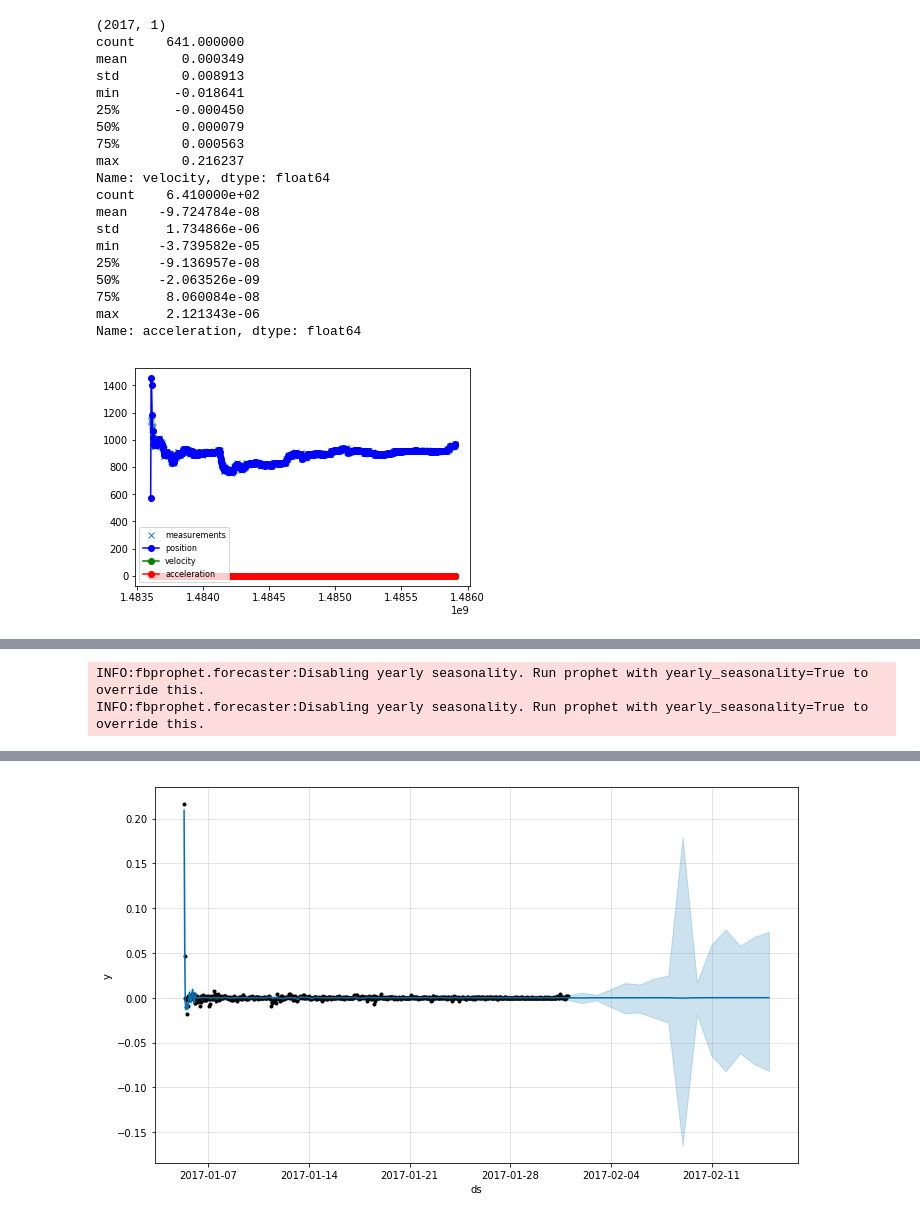
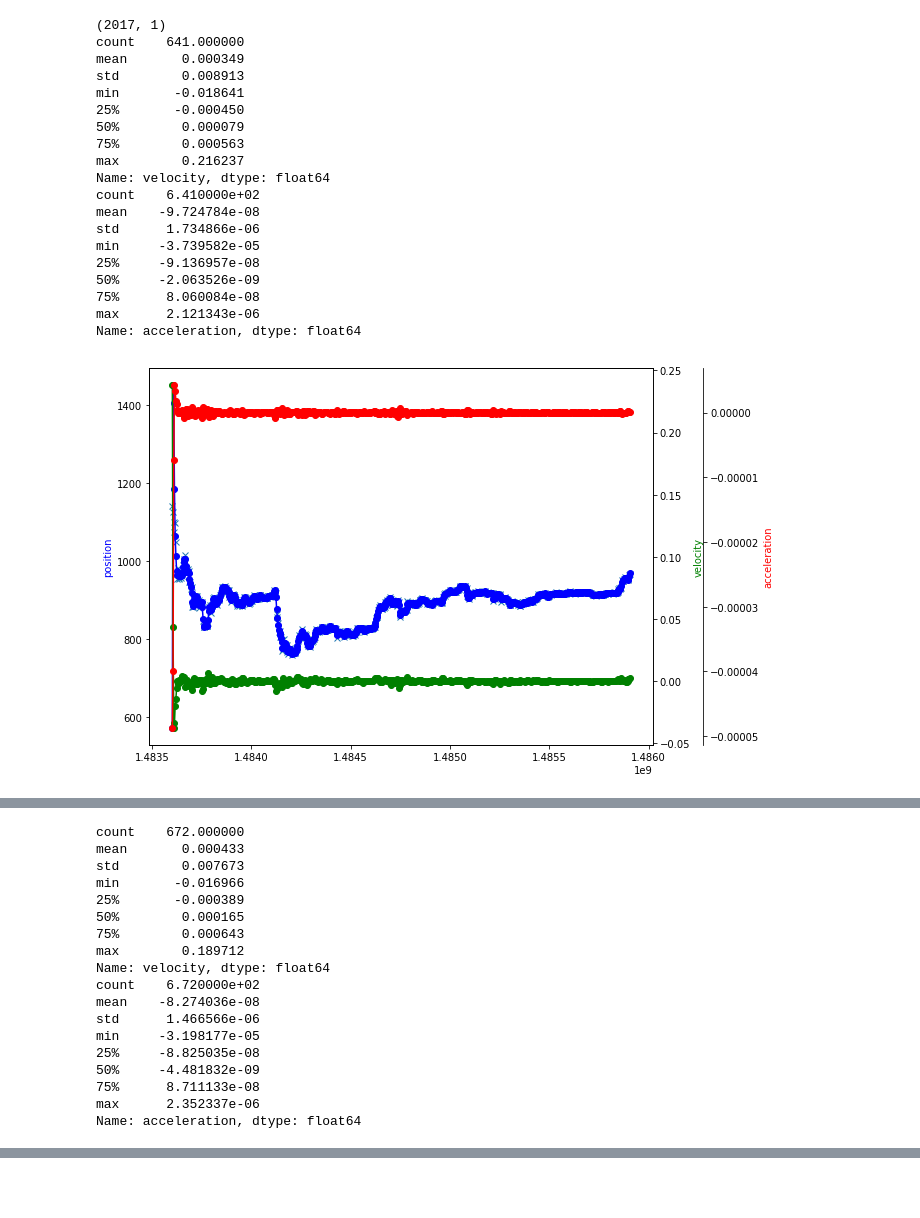
Before and after one commit to robertsieh23/rs_prophet_quickstart, a Jupyter notebook: KCA_Week3.ipynb, the cells around one changed output, grey strips where cells are left out. Drawn from its saved outputs; the diff is of its cells as text; code cells hidden in the pictures; blank space fills up the shorter version.

```diff
--- a/KCA_Week3.ipynb
+++ b/KCA_Week3.ipynb
@@ -52,21 +60,38 @@ import matplotlib.pyplot as pp
 mainPath=''
 #---------------------------------------------------------
 def vsFFT(t,z):
+    pp.rcParams['figure.figsize'] = [9.5,6]
+    fig, ax1 = pp.subplots()
+    ax2 = ax1.twinx()
+    ax3 = ax1.twinx()
+    fig.subplots_adjust(right=0.75)
+    ax3.spines['right'].set_position(('axes', 1.1))
+    ax3.set_frame_on(True)
+    ax3.patch.set_visible(False)
+
     #3) Fit KCA
     x_point,x_bands=fitKCA(t,z,q=.001)[:2]
     #4) Plot KCA's point estimates
     color=['b','g','r']
-    pp.plot(t,z,marker='x',linestyle='',label='measurements')
-    pp.plot(t,x_point[:,0],marker='o',linestyle='-',label='position', color=color[0])
-    pp.plot(t,x_point[:,1],marker='o',linestyle='-',label='velocity', color=color[1])
-    pp.plot(t,x_point[:,2],marker='o',linestyle='-',label='acceleration', color=color[2])
-    pp.legend(loc='lower left',prop={'size':8})
+    ax1.set_ylabel('position',color='b')
+    ax2.set_ylabel('velocity',color='g')
+    ax3.set_ylabel('acceleration',color='r')
+    ax1.plot(t,z,marker='x',linestyle='',label='measurements')
+    ax1.plot(t,x_point[:,0],marker='o',linestyle='-',label='position', color=color[0])
+    ax2.plot(t,x_point[:,1],marker='o',linestyle='-',label='velocity', color=color[1])
+    ax3.plot(t,x_point[:,2],marker='o',linestyle='-',label='acceleration', color=color[2])
+    #pp.legend(loc='lower left',prop={'size':8})
+    fig.tight_layout()
     pp.show()
     #5) Plot KCA's confidence intervals (2 std)
-    for i in range(x_bands.shape[1]):
-        pp.plot(t,x_point[:,i]-2*x_bands[:,i],linestyle='-',color=color[i])
-        pp.plot(t,x_point[:,i]+2*x_bands[:,i],linestyle='-',color=color[i])
-    pp.legend(loc='lower left',prop={'size':8})
+    ax1.plot(t,x_point[:,0]-2*x_bands[:,0],linestyle='-',color=color[0])
+    ax1.plot(t,x_point[:,0]+2*x_bands[:,0],linestyle='-',color=color[0])
+    ax2.plot(t,x_point[:,1]-2*x_bands[:,1],linestyle='-',color=color[1])
+    ax2.plot(t,x_point[:,1]+2*x_bands[:,1],linestyle='-',color=color[1])
+    ax3.plot(t,x_point[:,2]-2*x_bands[:,2],linestyle='-',color=color[2])
+    ax3.plot(t,x_point[:,2]+2*x_bands[:,2],linestyle='-',color=color[2])
+    #pp.legend(loc='lower left',prop={'size':8})
+    fig.tight_layout()
     pp.show()
     pp.clf();pp.close() # reset pylab
     return
@@ -164,27 +186,27 @@ INFO:fbprophet.forecaster:Disabling yearly seasonality. Run prophet with yearly_
 # %%
 #monthly
-d = dict(tuple(df.groupby((df.ds.dt.year, df.ds.dt.month))))
+d = OrderedDict(tuple(df.groupby((df.ds.dt.year, df.ds.dt.month))))
 for i, df_month in d.items():
     print(i)
     run(df_month)
 # %% [output]
 (2017, 1)
 count    641.000000
 mean       0.000349
 std        0.008913
 min       -0.018641
 25%       -0.000450
 50%        0.000079
 75%        0.000563
 max        0.216237
 Name: velocity, dtype: float64
 count    6.410000e+02
 mean    -9.724784e-08
 std      1.734866e-06
 min     -3.739582e-05
 25%     -9.136957e-08
 50%     -2.063526e-09
 75%      8.060084e-08
 max      2.121343e-06
 Name: acceleration, dtype: float64
-[figure, old version]
+[figure, new version]
@@ -191,0 +214,18 @@ WARNING:matplotlib.legend:No handles with labels found to put in legend.
+count    672.000000
+mean       0.000433
+std        0.007673
+min       -0.016966
+25%       -0.000389
+50%        0.000165
+75%        0.000643
+max        0.189712
+Name: velocity, dtype: float64
+count    6.720000e+02
+mean    -8.274036e-08
+std      1.466566e-06
+min     -3.198177e-05
+25%     -8.825035e-08
+50%     -4.481832e-09
+75%      8.711133e-08
+max      2.352337e-06
+Name: acceleration, dtype: float64
@@ -193,2 +232,0 @@ WARNING:matplotlib.legend:No handles with labels found to put in legend.
-INFO:fbprophet.forecaster:Disabling yearly seasonality. Run prophet with yearly_seasonality=True to override this.
-INFO:fbprophet.forecaster:Disabling yearly seasonality. Run prophet with yearly_seasonality=True to override this.
@@ -213,2 +271 @@ max      2.352337e-06
 Name: acceleration, dtype: float64
-[figure, old version]
```
Also changed, not shown: parts of 8 cells of this notebook, 2 other files.
